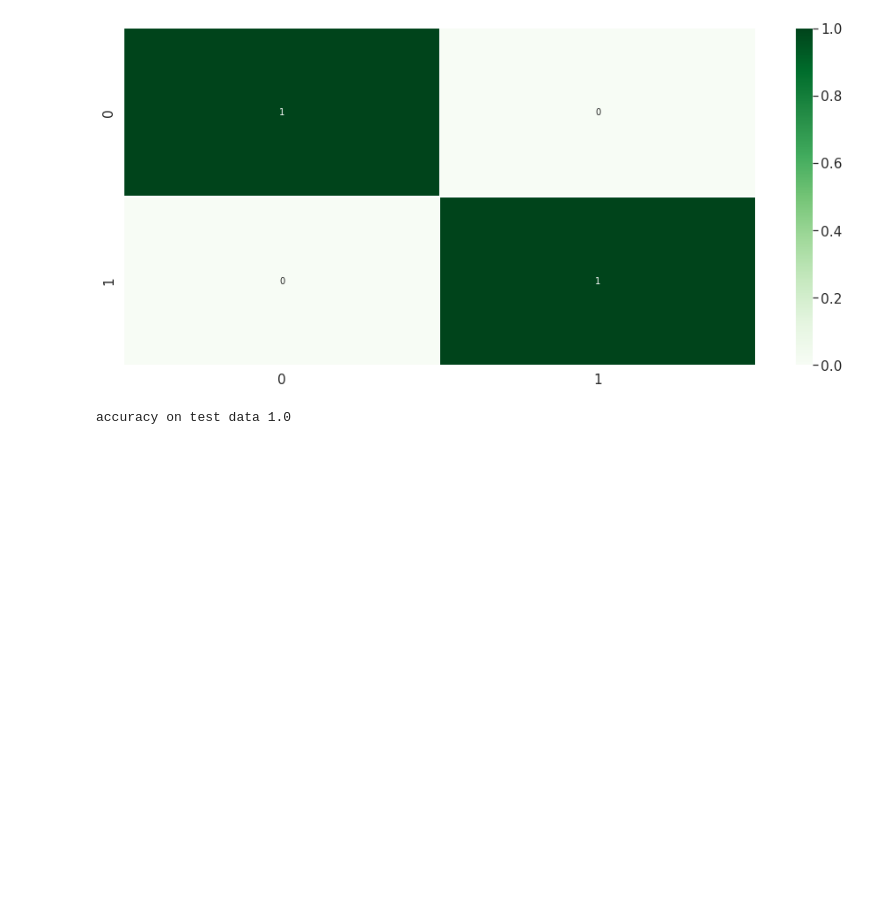
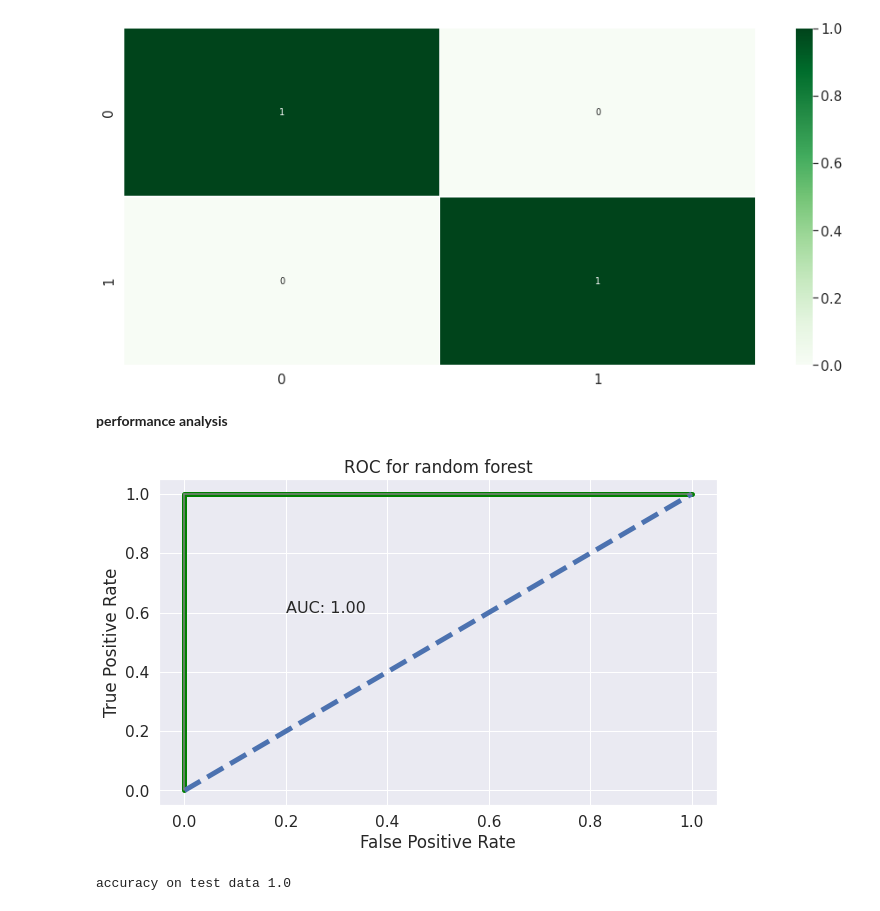
Before and after one commit to Praveena-Goskula/hdp.github.io, a Jupyter notebook: Heart_Disease_Prediction.ipynb, the cells around one changed output. Drawn from its saved outputs; the diff is of its cells as text; code cells hidden in the pictures; blank space fills up the shorter version.

```diff
--- a/Heart_Disease_Prediction.ipynb
+++ b/Heart_Disease_Prediction.ipynb
@@ -313,6 +313,24 @@ sns.heatmap(matrix, annot=True, annot_kws={'size':10},
 # %% [output]
 <matplotlib.axes._subplots.AxesSubplot at 0x...>
 [figure]
+# %% [markdown]
+**performance analysis**
+# %%
+from sklearn.metrics import roc_auc_score,roc_curve
+y_probabilities = rf_clf.predict_proba(x_test)[:,1]
+false_positive_rate, true_positive_rate, threshold_knn = roc_curve(y_test,y_probabilities)
+plt.figure(figsize=(10,6))
+plt.title('ROC for random forest')
+plt.plot(false_positive_rate, true_positive_rate, linewidth=5, color='green')
+plt.plot([0,1],ls='--',linewidth=5)
+plt.plot([0,0],[1,0],c='.5')
+plt.plot([1,1],c='.5')
+plt.text(0.2,0.6,'AUC: {:.2f}'.format(roc_auc_score(y_test,y_probabilities)),size= 16)
+plt.xlabel('False Positive Rate')
+plt.ylabel('True Positive Rate')
+plt.show()
+# %% [output]
+[figure, added]
 # %%
 print('accuracy on test data',test_data_accuracy1)
 # %% [output]
```
Also changed, not shown: parts of 6 cells of this notebook.
